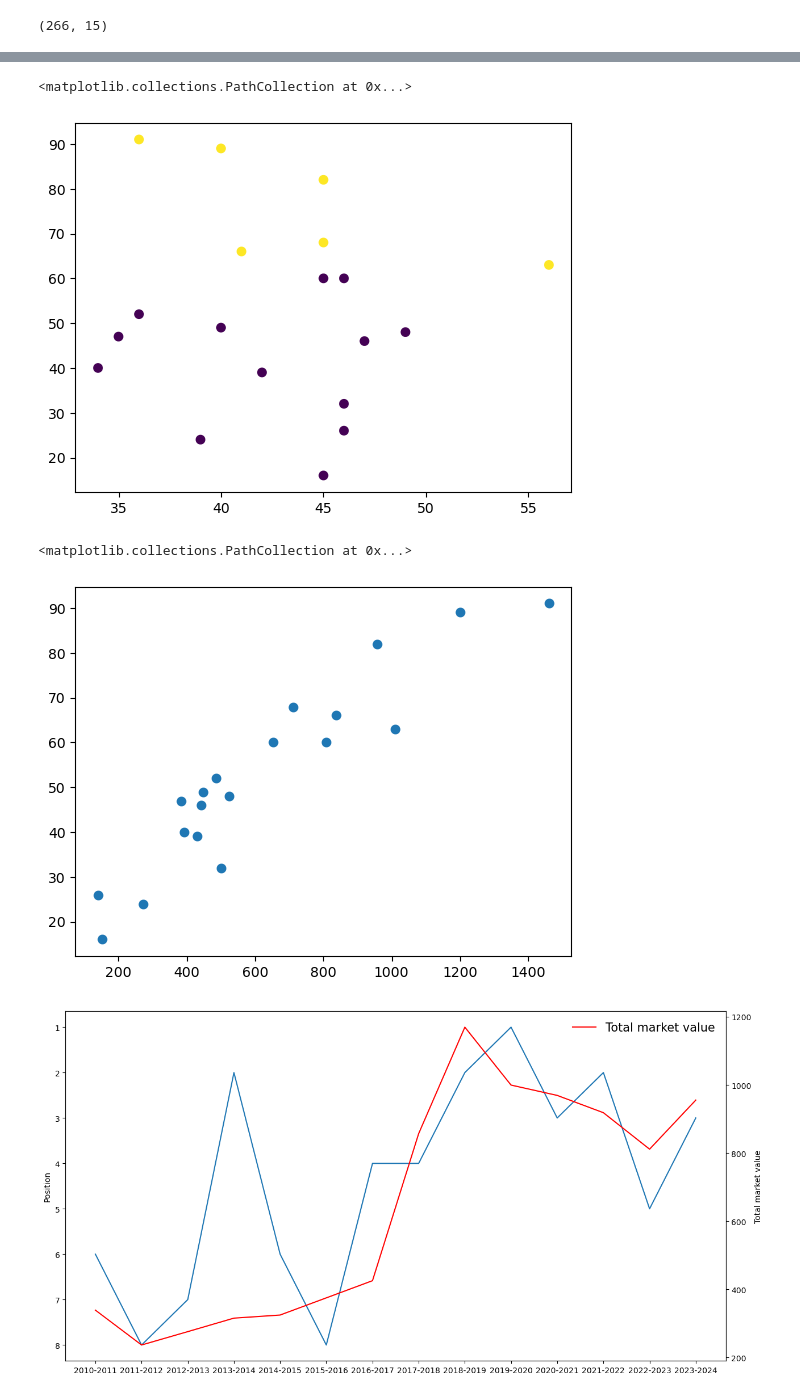
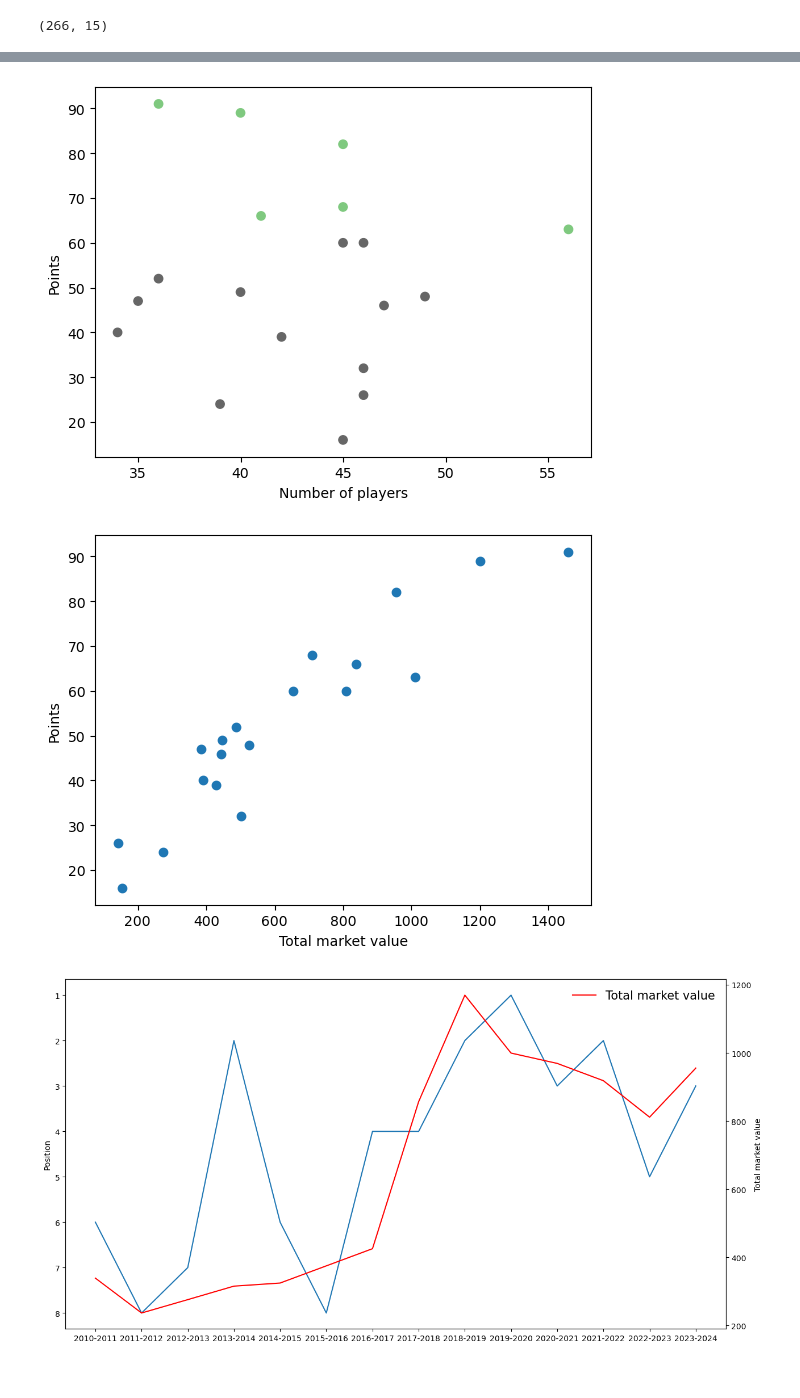
Before and after one commit to s2115214/First-Semester-Projects, a Jupyter notebook: project_curation/scraping_data.ipynb, the cells around one changed output, grey strips where cells are left out. Cells and saved outputs as stored; diff of their text form; code cells hidden in the pictures.

```diff
--- a/project_curation/scraping_data.ipynb
+++ b/project_curation/scraping_data.ipynb
@@ -234,13 +223,19 @@ data_2024
 # %%
-plt.scatter(data_2024['#Players'], data_2024['PTS'], c = data_2024['PTS']>60)
+plt.scatter(data_2024['#Players'], data_2024['PTS'], c = data_2024['PTS']>60, cmap='Accent_r')
+
+plt.ylabel('Points')
+plt.xlabel('Number of players')
+plt.show()
 # %% [output]
-<matplotlib.collections.PathCollection at 0x...>
-[figure, old version]
+[figure, new version]
 # %%
 plt.scatter(data_2024['Total Market Value(Million €)'], data_2024['PTS'])
+
+plt.ylabel('Points')
+plt.xlabel('Total market value')
+plt.show()
 # %% [output]
-<matplotlib.collections.PathCollection at 0x...>
-[figure, old version]
+[figure, new version]
 # %%
 liverpool = df[df['Club'] == 'Liverpool']
 # %%
```
Also changed, not shown: parts of 3 cells of this notebook, 1 other file.
